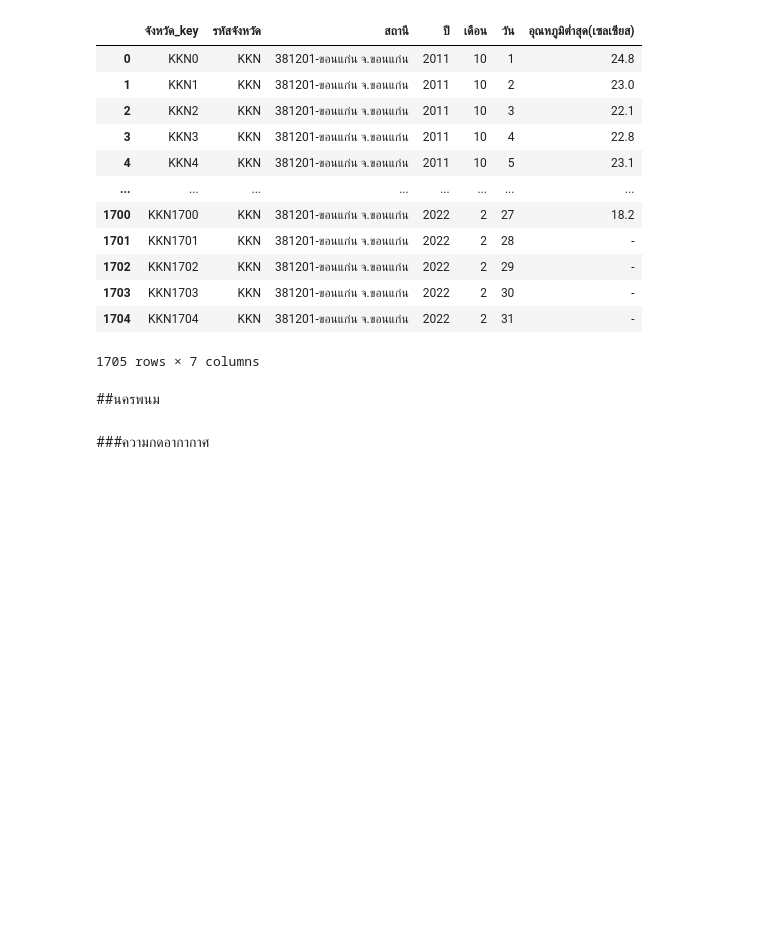
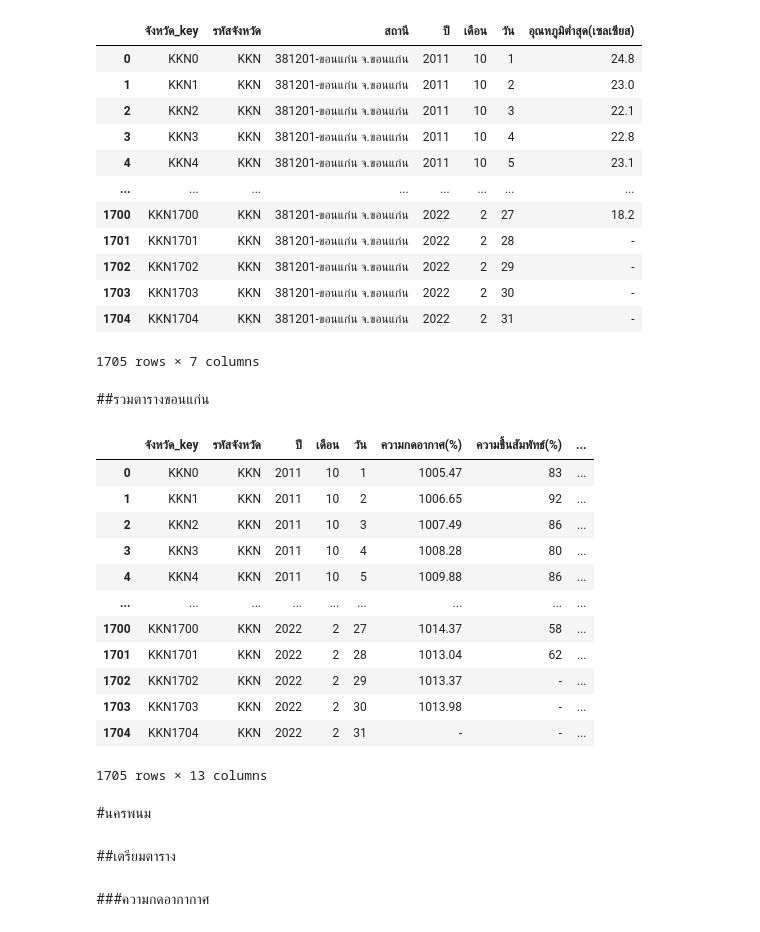
Before and after one commit to Phimphika113/BSC_DPDM23, a Jupyter notebook: midterm_bscdpdm23.ipynb, the cells around one changed output. Cells and saved outputs as stored; diff of their text form; code cells hidden in the pictures; blank space fills up the shorter version.

```diff
--- a/midterm_bscdpdm23.ipynb
+++ b/midterm_bscdpdm23.ipynb
@@ -574,3 +576,31 @@ LowTem_KKN_newtab
 | 1703 | KKN1703 | KKN | 381201-ขอนแก่น จ.ขอนแก่น | 2022 | 2 | 30 | - |
 | 1704 | KKN1704 | KKN | 381201-ขอนแก่น จ.ขอนแก่น | 2022 | 2 | 31 | - |
 1705 rows × 7 columns
+# %% [markdown]
+##รวมตารางขอนแก่น
+# %%
+# นำทั้ง 7 ตารางของขอนแก่นมารวมกันเป็นตารางเดียว
+merge_KKN = pd.merge(pd.merge(pd.merge(pd.merge(pd.merge(pd.merge(
+            pd.merge(Air_KKN_newtab [['จังหวัด_key','รหัสจังหวัด','ปี','เดือน','วัน','ความกดอากาศ(%)']],
+                     Rel_Humidity_KKNnewtab[['จังหวัด_key','ความชื้นสัมพัทธ์(%)']], on='จังหวัด_key'),
+                     Wind_speed_KKNnewtab[['จังหวัด_key','ความเร็วลม(นอต)']], on='จังหวัด_key'),
+                     Cloud_KKN_newtab[['จังหวัด_key','จำนวนเมฆ(10ส่วน)']], on='จังหวัด_key'),
+                     Rain_KKN_newtab[['จังหวัด_key','ปริมาณฝน(มิลลิเมตร)']], on='จังหวัด_key'),
+                     dew_point_KKN_newtab[['จังหวัด_key','ปริมาณฝน(มิลลิเมตร)']], on='จังหวัด_key'),
+                     Dry_KKN_newtab[['จังหวัด_key','อุณหภูมิตุ้มแห้ง(เซลเซียส)']], on='จังหวัด_key'),
+                     LowTem_KKN_newtab[['จังหวัด_key','อุณหภูมิต่ำสุด(เซลเซียส)']], on='จังหวัด_key')
+merge_KKN
+# %% [output]
+|  | จังหวัด_key | รหัสจังหวัด | ปี | เดือน | วัน | ความกดอากาศ(%) | ความชื้นสัมพัทธ์(%) | ... |
+| 0 | KKN0 | KKN | 2011 | 10 | 1 | 1005.47 | 83 | ... |
+| 1 | KKN1 | KKN | 2011 | 10 | 2 | 1006.65 | 92 | ... |
+| 2 | KKN2 | KKN | 2011 | 10 | 3 | 1007.49 | 86 | ... |
+| 3 | KKN3 | KKN | 2011 | 10 | 4 | 1008.28 | 80 | ... |
+| 4 | KKN4 | KKN | 2011 | 10 | 5 | 1009.88 | 86 | ... |
+| ... | ... | ... | ... | ... | ... | ... | ... | ... |
+| 1700 | KKN1700 | KKN | 2022 | 2 | 27 | 1014.37 | 58 | ... |
+| 1701 | KKN1701 | KKN | 2022 | 2 | 28 | 1013.04 | 62 | ... |
+| 1702 | KKN1702 | KKN | 2022 | 2 | 29 | 1013.37 | - | ... |
+| 1703 | KKN1703 | KKN | 2022 | 2 | 30 | 1013.98 | - | ... |
+| 1704 | KKN1704 | KKN | 2022 | 2 | 31 | - | - | ... |
+1705 rows × 13 columns
@@ -577,5 +609,7 @@ LowTem_KKN_newtab
 # %% [markdown]
-##นครพนม
+#นครพนม
+# %% [markdown]
+##เตรียมตาราง
 # %% [markdown]
 ###ความกดอากากาศ
 # %%
```
Also changed, not shown: parts of 48 cells of this notebook.
